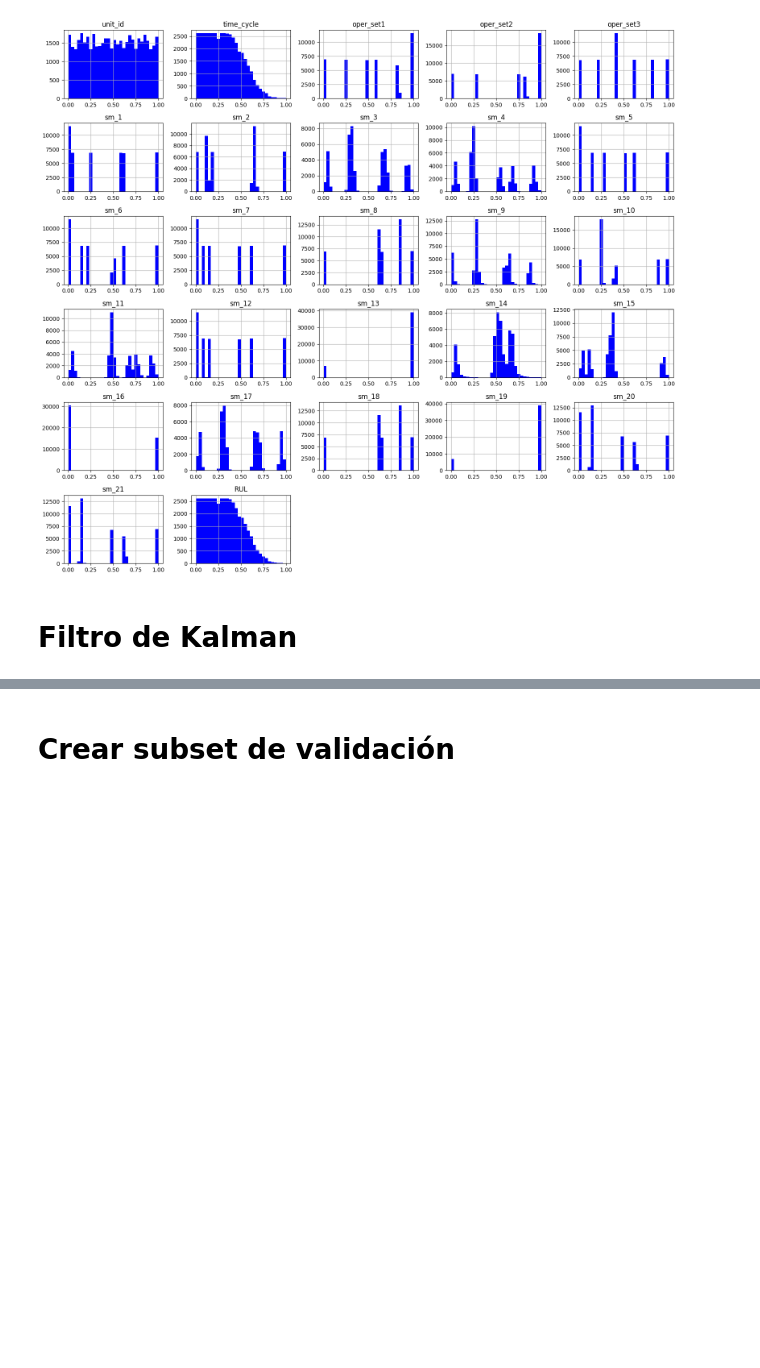
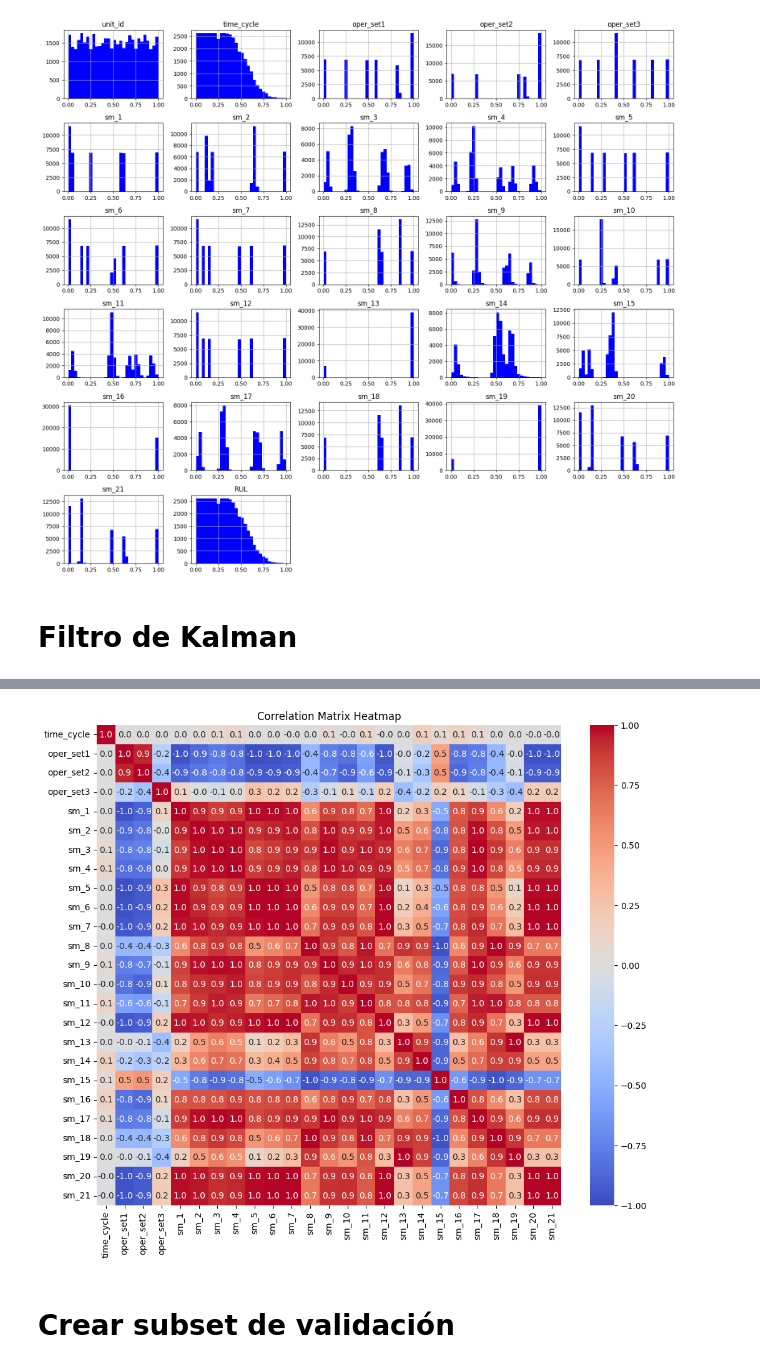
Before and after one commit to Dave4006/ProyectoMante, a Jupyter notebook: Programacion/ESN.ipynb, the cells around one changed output, grey strips where cells are left out. Cells and saved outputs as stored; diff of their text form; code cells hidden in the pictures; blank space fills up the shorter version.

```diff
--- a/Programacion/ESN.ipynb
+++ b/Programacion/ESN.ipynb
@@ -185,3 +192,19 @@ plt.show()
+# %%
+# Se crea una matriz de correlación y se grafica
+
+correlation_matrix = norm_filt_train_df.iloc[:,1:-1].corr()
+
+# Set up the matplotlib figure
+plt.figure(figsize=(12, 10))
+
+# Create the heatmap with rounded annotations
+sns.heatmap(correlation_matrix, annot=True, fmt=".1f", cmap='coolwarm', vmin=-1, vmax=1)
+
+# Show the plot
+plt.title("Correlation Matrix Heatmap")
+plt.show()
+# %% [output]
+[figure, added]
 # %% [markdown]
 # Crear subset de validación
 # %%
```
Also changed, not shown: parts of 16 cells of this notebook, 7 other files.
